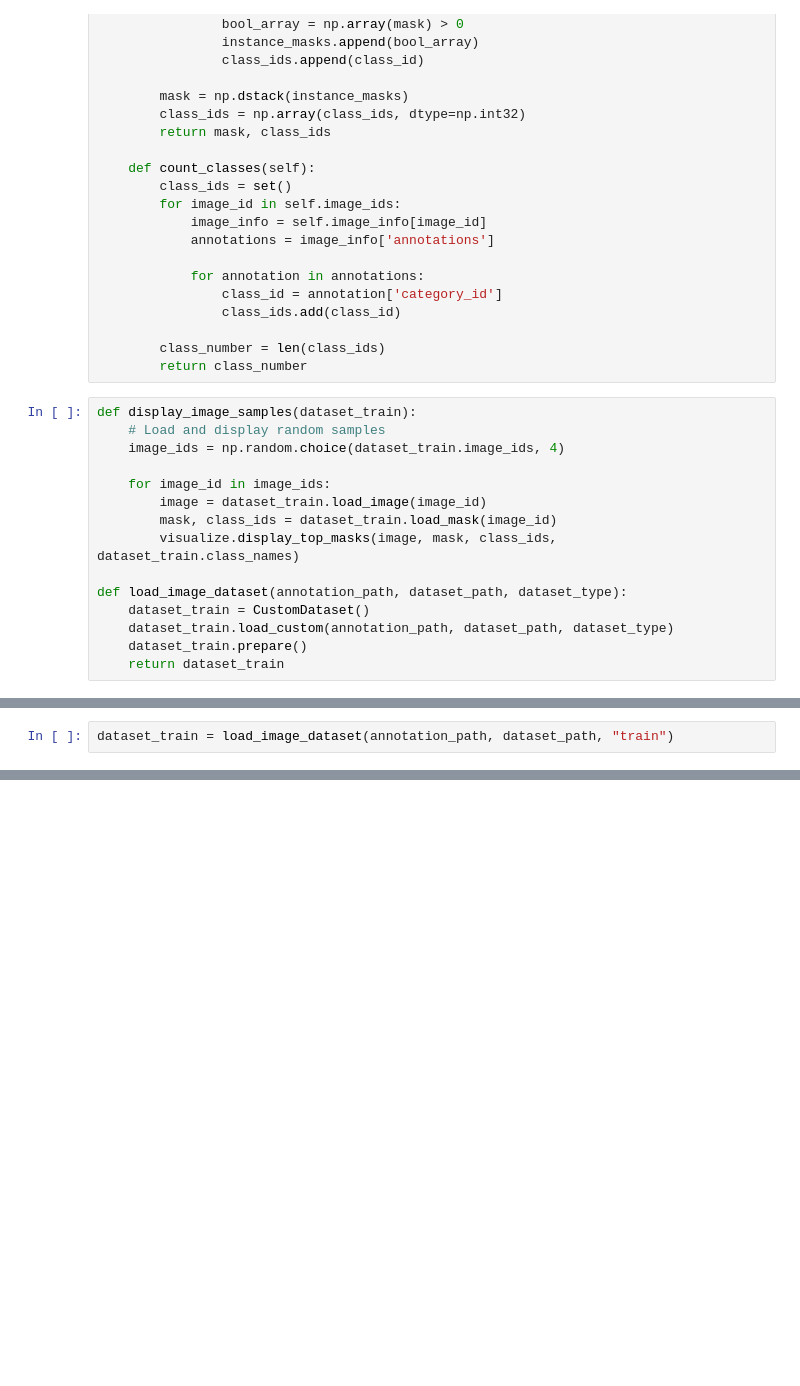
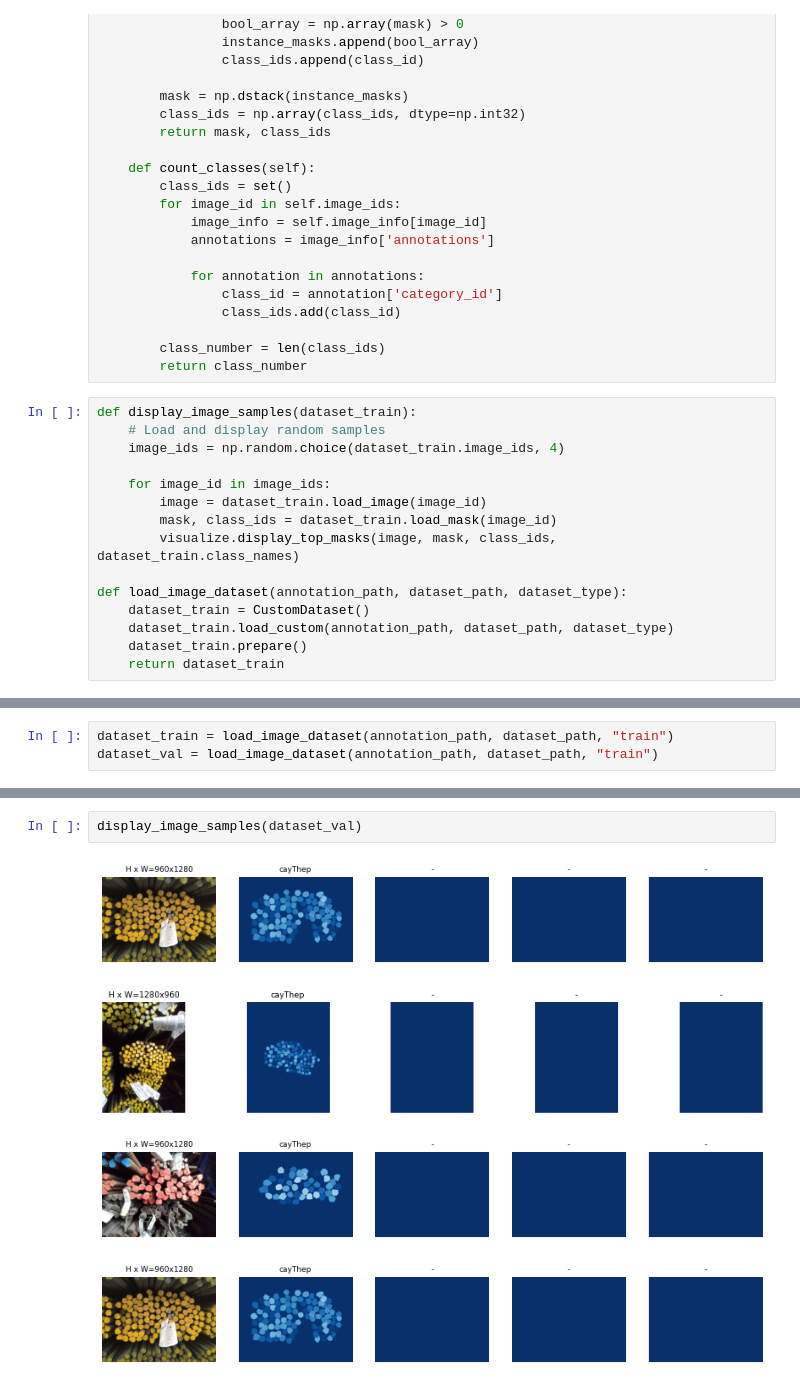
Before and after one commit to quangltHPG/HRC-DEFECT-DETECTION-AND-STELL-BAR-COUTER, a Jupyter notebook: STELL BAR COUTER NUMBER INSPECT DATA.ipynb, the cells around one changed output, grey strips where cells are left out. Cells and saved outputs as stored; diff of their text form; blank space fills up the shorter version.

```diff
--- a/STELL BAR COUTER NUMBER INSPECT DATA.ipynb
+++ b/STELL BAR COUTER NUMBER INSPECT DATA.ipynb
@@ -150,4 +153,5 @@ dataset_type = "train"
 # %%
 dataset_train = load_image_dataset(annotation_path, dataset_path, "train")
+dataset_val = load_image_dataset(annotation_path, dataset_path, "train")
 # %%
 print(len(dataset_train.image_ids))
@@ -161,2 +167,9 @@ display_image_samples(dataset_train)
 [figure]
 [figure]
+# %%
+display_image_samples(dataset_val)
+# %% [output]
+[figure, added]
+[figure, added]
+[figure, added]
+[figure, added]
```
Also changed, not shown: parts of 7 cells of this notebook.
